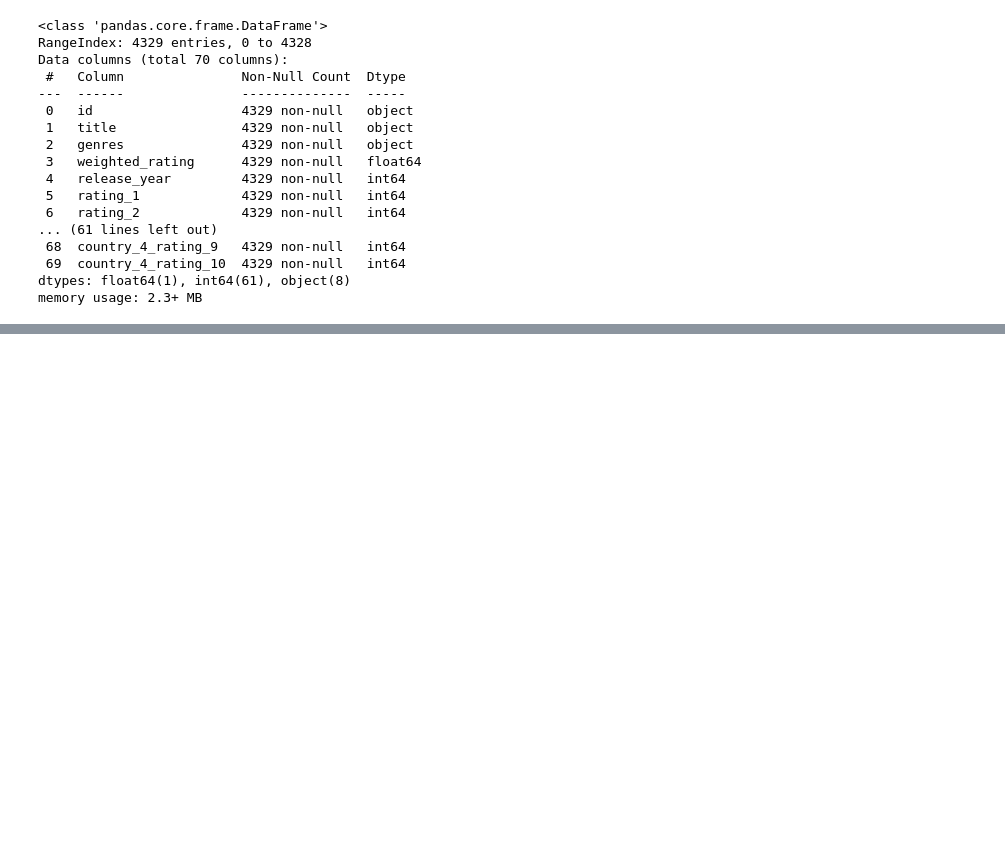
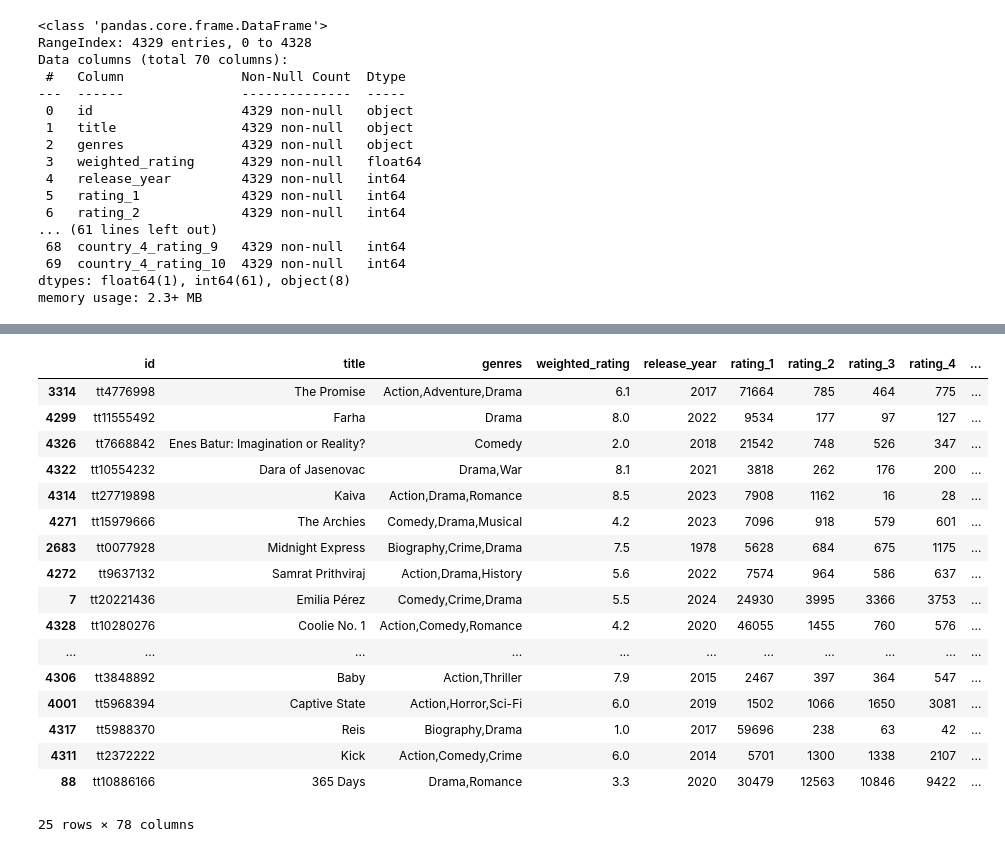
Before and after one commit to kaijchang/cmpu250-project-group-1, a Jupyter notebook: eda/eda.ipynb, the cells around one changed output, grey strips where cells are left out. Cells and saved outputs as stored; diff of their text form; code cells hidden in the pictures; blank space fills up the shorter version.

```diff
--- a/eda/eda.ipynb
+++ b/eda/eda.ipynb
@@ -56,0 +58,39 @@ movies.sort_values('polarization_score', ascending=False).head(20)
+# %%
+def calc_country_rating(country_idx, row):
+    total_rating = 0
+    total_votes = 0
+    for rating in range(1, 11):
+        total_rating += rating * row[f'country_{country_idx}_rating_{rating}']
+        total_votes += row[f'country_{country_idx}_rating_{rating}']
+    return total_rating / total_votes
+# %%
+for i in range(5):
+    movies[f'country_{i}_rating'] = movies.apply(lambda row: calc_country_rating(i, row), axis='columns')
+# %%
+def calc_ptp(row):
+    ptp = np.ptp(row.loc['country_0_rating':'country_4_rating'])
+
+    return ptp
+# %%
+movies['country_ptp'] = movies.apply(calc_ptp, axis='columns')
+# %%
+movies.sort_values('country_ptp', ascending=False).head(25)
+# %% [output]
+|  | id | title | genres | weighted_rating | release_year | rating_1 | rating_2 | rating_3 | rating_4 | ... |
+| 3314 | tt4776998 | The Promise | Action,Adventure,Drama | 6.1 | 2017 | 71664 | 785 | 464 | 775 | ... |
+| 4299 | tt11555492 | Farha | Drama | 8.0 | 2022 | 9534 | 177 | 97 | 127 | ... |
+| 4326 | tt7668842 | Enes Batur: Imagination or Reality? | Comedy | 2.0 | 2018 | 21542 | 748 | 526 | 347 | ... |
+| 4322 | tt10554232 | Dara of Jasenovac | Drama,War | 8.1 | 2021 | 3818 | 262 | 176 | 200 | ... |
+| 4314 | tt27719898 | Kaiva | Action,Drama,Romance | 8.5 | 2023 | 7908 | 1162 | 16 | 28 | ... |
+| 4271 | tt15979666 | The Archies | Comedy,Drama,Musical | 4.2 | 2023 | 7096 | 918 | 579 | 601 | ... |
+| 2683 | tt0077928 | Midnight Express | Biography,Crime,Drama | 7.5 | 1978 | 5628 | 684 | 675 | 1175 | ... |
+| 4272 | tt9637132 | Samrat Prithviraj | Action,Drama,History | 5.6 | 2022 | 7574 | 964 | 586 | 637 | ... |
+| 7 | tt20221436 | Emilia Pérez | Comedy,Crime,Drama | 5.5 | 2024 | 24930 | 3995 | 3366 | 3753 | ... |
+| 4328 | tt10280276 | Coolie No. 1 | Action,Comedy,Romance | 4.2 | 2020 | 46055 | 1455 | 760 | 576 | ... |
+| ... | ... | ... | ... | ... | ... | ... | ... | ... | ... | ... |
+| 4306 | tt3848892 | Baby | Action,Thriller | 7.9 | 2015 | 2467 | 397 | 364 | 547 | ... |
+| 4001 | tt5968394 | Captive State | Action,Horror,Sci-Fi | 6.0 | 2019 | 1502 | 1066 | 1650 | 3081 | ... |
+| 4317 | tt5988370 | Reis | Biography,Drama | 1.0 | 2017 | 59696 | 238 | 63 | 42 | ... |
+| 4311 | tt2372222 | Kick | Action,Comedy,Crime | 6.0 | 2014 | 5701 | 1300 | 1338 | 2107 | ... |
+| 88 | tt10886166 | 365 Days | Drama,Romance | 3.3 | 2020 | 30479 | 12563 | 10846 | 9422 | ... |
+25 rows × 78 columns
```
Also changed, not shown: parts of 2 cells of this notebook.
